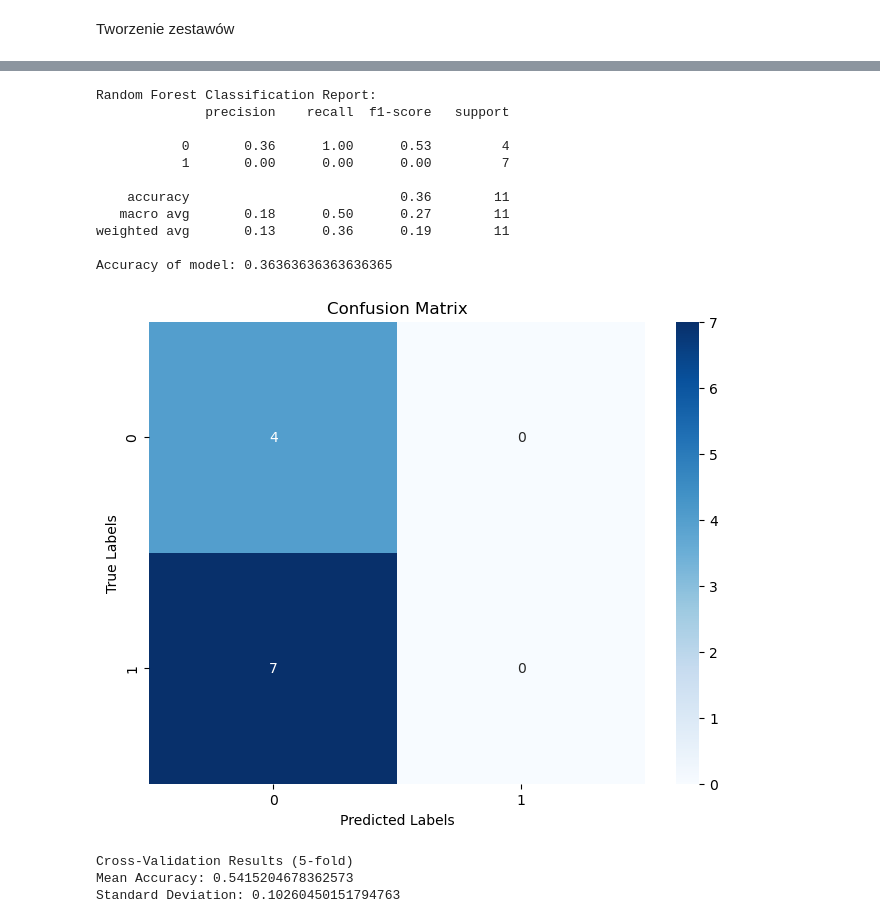
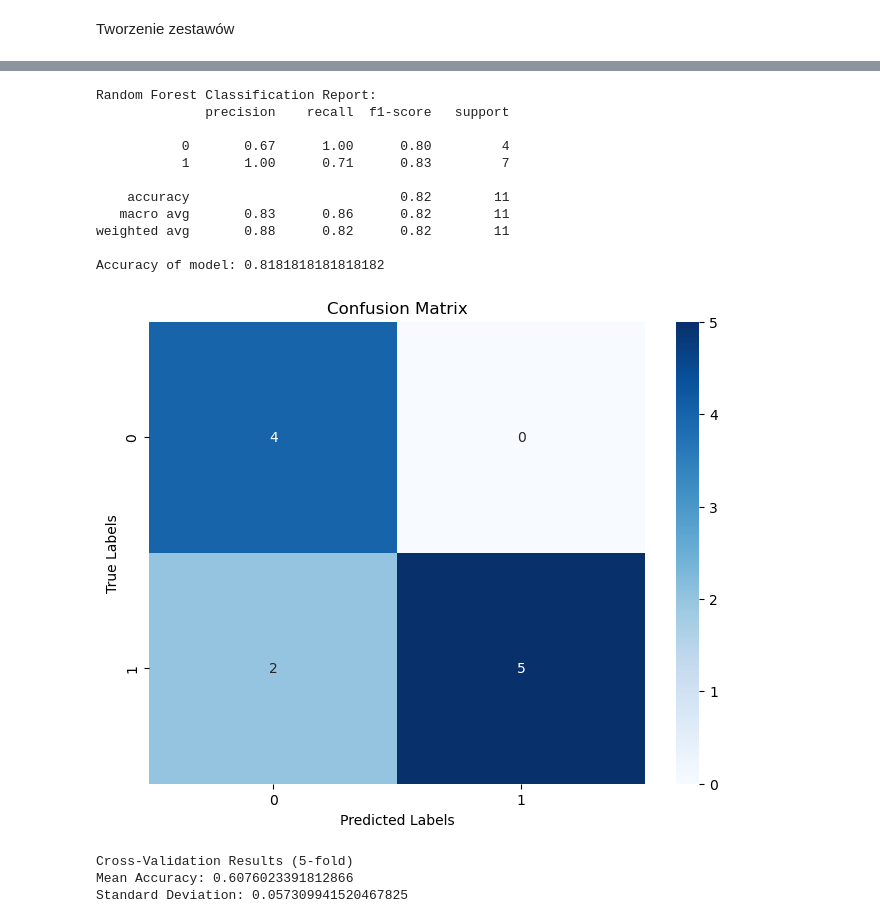
Before and after one commit to pansplawik/eegParkinsonCognitiveDisorders, a Jupyter notebook: thirdVersion.ipynb, the cells around one changed output, grey strips where cells are left out. Saved outputs shown, nothing was run; the diff lists cells and outputs as text; code cells hidden in the pictures.

Commit message:
edit: predict by mean psd

```diff
--- a/thirdVersion.ipynb
+++ b/thirdVersion.ipynb
@@ -85,15 +85,15 @@ def psds(epochs_array, labels):
     for epochs, label in zip(epochs_array, labels):
         if epochs is not None and len(epochs) > 0:
             epochs_data = epochs.get_data()
-            epo_spectrum = mne.time_frequency.psd_array_multitaper(epochs_data, 512, fmin=1, fmax=8, verbose=False,normalization='length',)
+            epo_spectrum = mne.time_frequency.psd_array_multitaper(epochs_data, 512, fmin=4, fmax=8, verbose=False,normalization='length',)
             psds_epoch, freqs = epo_spectrum
             vector=[]
             for p in psds_epoch:
                 p = 10 * np.log10(p)
                 psds_mean = p.mean(0)
                 psds_std = p.std(0)
-                vector.append(p)
-            vector=np.array(vector, dtype=float)
+                vector.append(psds_mean)
+            vector=np.mean(vector)
             data.append([vector,label])
             del psds_epoch
             del freqs
@@ -256,20 +256,21 @@ Tworzenie zestawów
 from sklearn.model_selection import train_test_split
 from sklearn.preprocessing import LabelEncoder
 X_train, X_test, y_train, y_test = train_test_split(df['psds'], df['label'], test_size=0.1, random_state=42)
-label_encoder = LabelEncoder()
-X_train_str = np.array([str(x) for x in X_train])
-X_train = label_encoder.fit_transform(X_train_str)
-X_train = X_train.reshape(-1, 1)
-X_test_str = np.array([str(x) for x in X_test])
-X_test = label_encoder.fit_transform(X_test_str)
-X_test = X_test.reshape(-1, 1)
-clf.fit(X_train, y_train)
+X_train=np.array(X_train)
+X_test=np.array(X_test)
 y_train=np.array(y_train)
 y_train=y_train.transpose()
 y_test=np.array(y_test)
 y_test=y_test.transpose()
 # %%
 for i,j in zip(X_train,y_train):
-    print(len(i))
+    print(i)
     print(j)
+import numpy as np
+import matplotlib.pyplot as plt
+
+X_train = np.array(X_train)
+
+plt.scatter(range(len(X_train)), X_train)
+plt.show()
 # %% [output]
@@ -303,8 +305,7 @@ import seaborn as sns
 from sklearn.metrics import confusion_matrix
 # Tworzenie i trenowanie modelu SVM
 clf_svm_pip = make_pipeline(Vectorizer(), StandardScaler(), SVC())
-clf_svm_pip.fit(list(X_train), y_train)
-
+clf_svm_pip.fit(X_train, y_train)
 # Przewidywanie etykiet dla danych testowych
 predictions_svm = clf_svm_pip.predict(X_test)
 
@@ -450,45 +440,45 @@ from mne.decoding import Vectorizer
 from sklearn.metrics import precision_recall_fscore_support, accuracy_score
 import matplotlib.pyplot as plt
 import seaborn as sns
 from sklearn.metrics import confusion_matrix
 clf = make_pipeline(
 StandardScaler(),
 Vectorizer(),
 LogisticRegression() # Używamy regresji logistycznej z domyślnymi parametrami
 )
 
-clf.fit(X_train, y_train)
+clf.fit(X_train.reshape(-1, 1), y_train)
 
 #Przewidywanie etykiet dla danych testowych
-y_pred = clf.predict(X_test)
+y_pred = clf.predict(X_test.reshape(-1, 1))
 Stats(y_test,y_pred)
 k = 5  # Liczba podziałów
 scores = cross_val_score(clf, X_train.reshape(-1, 1), y_train, cv=k, scoring='accuracy')
 
 
 # Obliczanie średniej i odchylenia standardowego z poszczególnych iteracji
 mean_accuracy = scores.mean()
 std_accuracy = scores.std()
 
 print('Cross-Validation Results ({}-fold)'.format(k))
 print('Mean Accuracy:', mean_accuracy)
 print('Standard Deviation:', std_accuracy)
 # %% [output]
 Random Forest Classification Report:
               precision    recall  f1-score   support
 
-           0       0.36      1.00      0.53         4
-           1       0.00      0.00      0.00         7
+           0       0.67      1.00      0.80         4
+           1       1.00      0.71      0.83         7
 
-    accuracy                           0.36        11
-   macro avg       0.18      0.50      0.27        11
-weighted avg       0.13      0.36      0.19        11
+    accuracy                           0.82        11
+   macro avg       0.83      0.86      0.82        11
+weighted avg       0.88      0.82      0.82        11
 
-Accuracy of model: 0.36363636363636365
+Accuracy of model: 0.8181818181818182
-[figure, old version]
+[figure, new version]
 Cross-Validation Results (5-fold)
-Mean Accuracy: 0.5415204678362573
-Standard Deviation: 0.10260450151794763
+Mean Accuracy: 0.6076023391812866
+Standard Deviation: 0.057309941520467825
 # %%
 from sklearn.linear_model import LogisticRegression
 from sklearn.pipeline import make_pipeline
```
Also changed, not shown: parts of 7 cells of this notebook.
